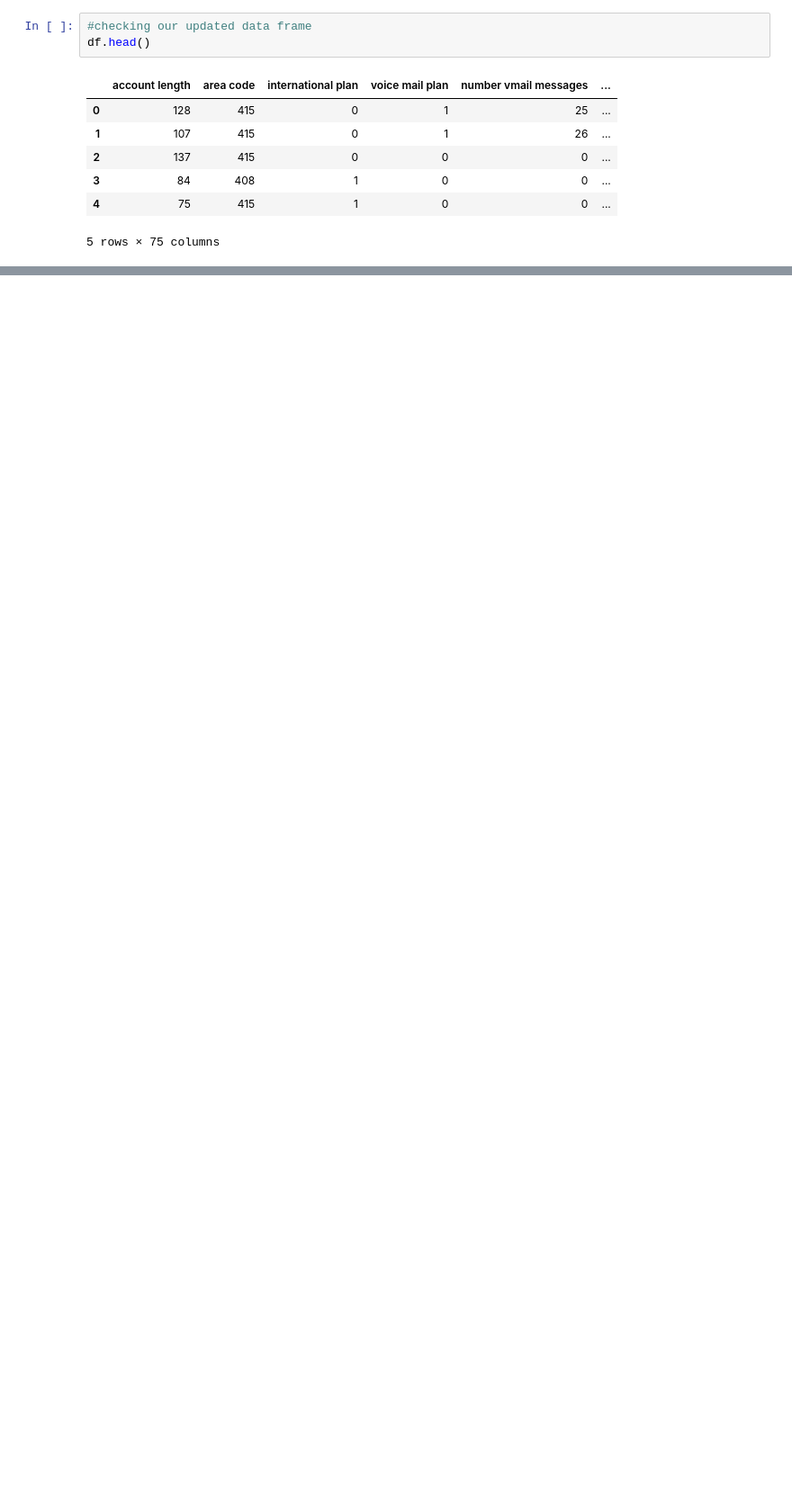
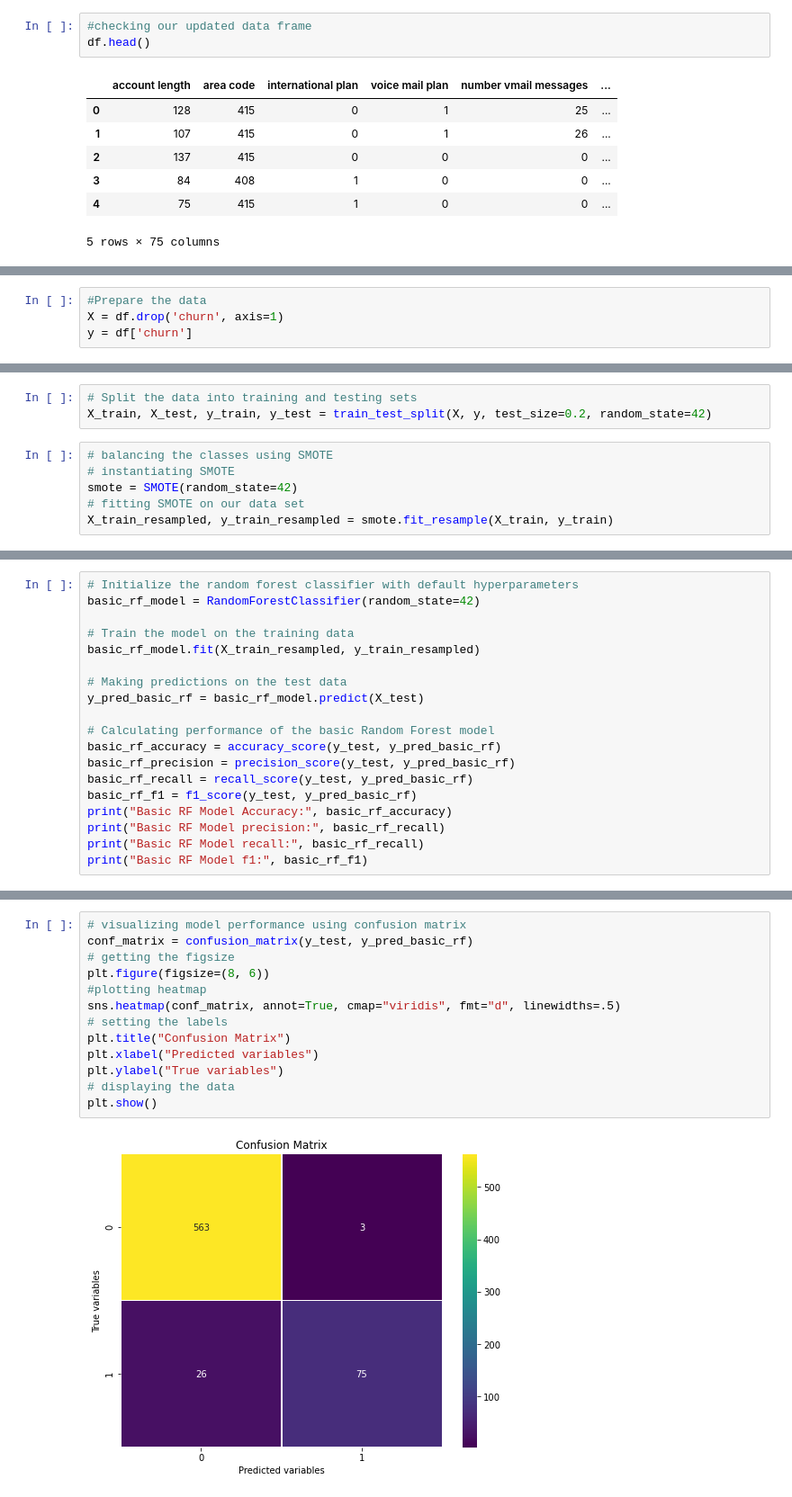
Before and after one commit to mercy1532/Phase-3-group-project, a Jupyter notebook: Churn-prediction.ipynb, the cells around one changed output, grey strips where cells are left out. Shown: that part at 90% size. Saved outputs shown, nothing was run; the diff lists cells and outputs as text; blank space fills up the shorter version.

```diff
--- a/Churn-prediction.ipynb
+++ b/Churn-prediction.ipynb
@@ -402,0 +424,4 @@ df.head()
+# %%
+#Prepare the data
+X = df.drop('churn', axis=1)
+y = df['churn']
@@ -402,0 +439,9 @@ df.head()
+# %%
+# Split the data into training and testing sets
+X_train, X_test, y_train, y_test = train_test_split(X, y, test_size=0.2, random_state=42)
+# %%
+# balancing the classes using SMOTE
+# instantiating SMOTE
+smote = SMOTE(random_state=42)
+# fitting SMOTE on our data set
+X_train_resampled, y_train_resampled = smote.fit_resample(X_train, y_train)
@@ -402,0 +459,19 @@ df.head()
+# %%
+# Initialize the random forest classifier with default hyperparameters
+basic_rf_model = RandomForestClassifier(random_state=42)
+
+# Train the model on the training data
+basic_rf_model.fit(X_train_resampled, y_train_resampled)
+
+# Making predictions on the test data
+y_pred_basic_rf = basic_rf_model.predict(X_test)
+
+# Calculating performance of the basic Random Forest model
+basic_rf_accuracy = accuracy_score(y_test, y_pred_basic_rf)
+basic_rf_precision = precision_score(y_test, y_pred_basic_rf)
+basic_rf_recall = recall_score(y_test, y_pred_basic_rf)
+basic_rf_f1 = f1_score(y_test, y_pred_basic_rf)
+print("Basic RF Model Accuracy:", basic_rf_accuracy)
+print("Basic RF Model precision:", basic_rf_recall)
+print("Basic RF Model recall:", basic_rf_recall)
+print("Basic RF Model f1:", basic_rf_f1)
@@ -402,0 +483,15 @@ df.head()
+# %%
+# visualizing model performance using confusion matrix
+conf_matrix = confusion_matrix(y_test, y_pred_basic_rf)
+# getting the figsize
+plt.figure(figsize=(8, 6))
+#plotting heatmap
+sns.heatmap(conf_matrix, annot=True, cmap="viridis", fmt="d", linewidths=.5)
+# setting the labels
+plt.title("Confusion Matrix")
+plt.xlabel("Predicted variables")
+plt.ylabel("True variables")
+# displaying the data
+plt.show()
+# %% [output]
+[figure, added]
```
Also changed, not shown: parts of 21 cells of this notebook.
